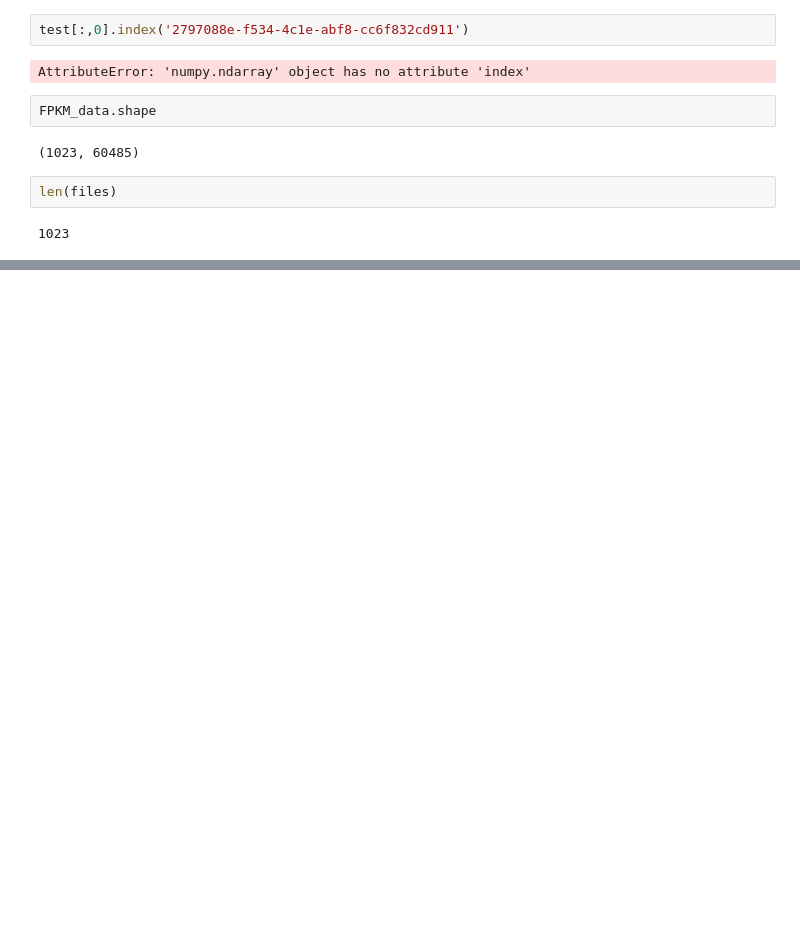
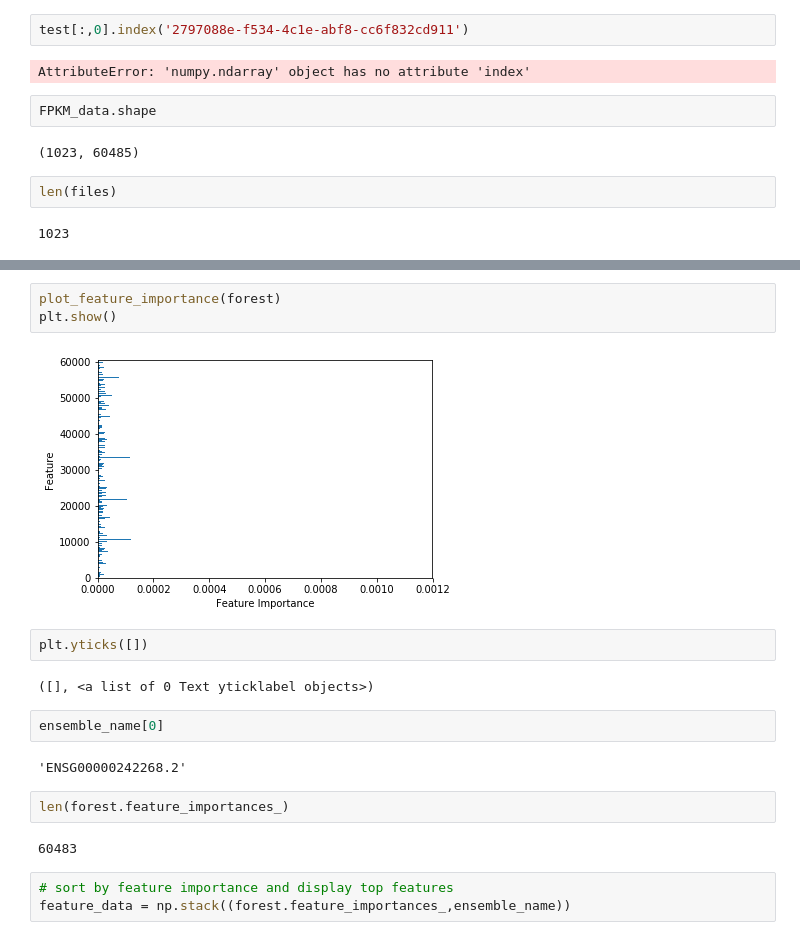
Before and after one commit to ldi00a/capstone18, a Jupyter notebook: decision tree.ipynb, the cells around one changed output, grey strips where cells are left out. Drawn from its saved outputs; the diff is of its cells as text; blank space fills up the shorter version.

```diff
--- a/decision tree.ipynb
+++ b/decision tree.ipynb
@@ -119,0 +172,20 @@ len(files)
+# %%
+plot_feature_importance(forest)
+plt.show()
+# %% [output]
+[figure, added]
+# %%
+plt.yticks([])
+# %% [output]
+([], <a list of 0 Text yticklabel objects>)
+# %%
+ensemble_name[0]
+# %% [output]
+'ENSG00000242268.2'
+# %%
+len(forest.feature_importances_)
+# %% [output]
+60483
+# %%
+# sort by feature importance and display top features
+feature_data = np.stack((forest.feature_importances_,ensemble_name))
```
Also changed, not shown: parts of 60 cells of this notebook.
